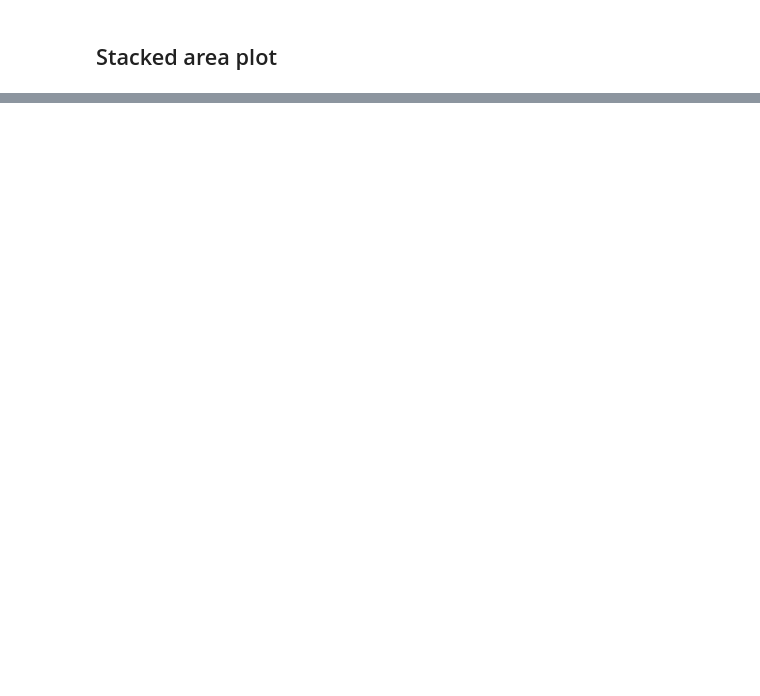
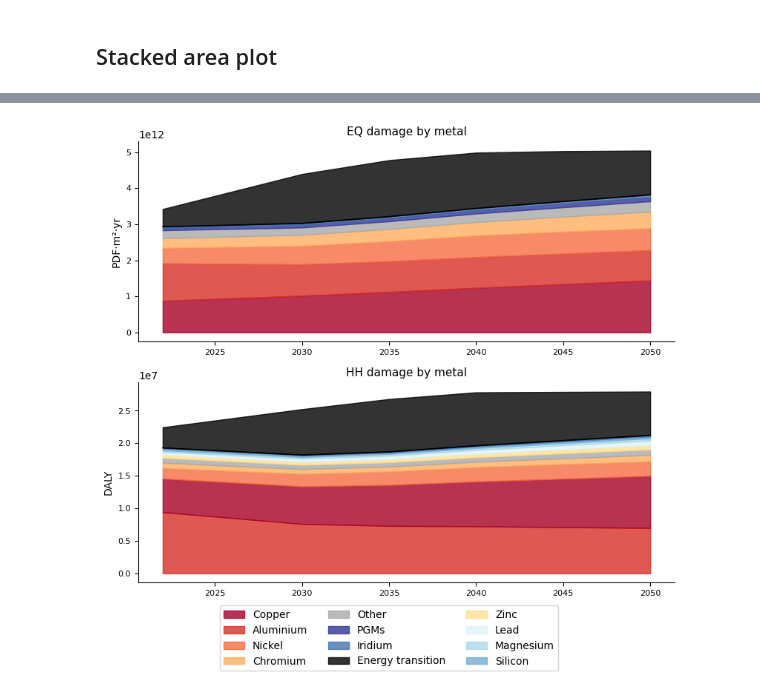
Before and after one commit to marpellan/plca_metals, a Jupyter notebook: 5. generate_plots.ipynb, the cells around one changed output, grey strips where cells are left out. Cells and saved outputs as stored; diff of their text form; code cells hidden in the pictures; blank space fills up the shorter version.

```diff
--- a/5. generate_plots.ipynb
+++ b/5. generate_plots.ipynb
@@ -210,10 +312,13 @@ from plotting_functions import plot_stacked_overlay
 # %%
-# Run cleaned overlay plot
-plot_stacked_overlay(df_nze_damage, df_ssp2_damage,
-                                     group_by="Metal",
-                                     value_col="Total ecosystem quality",
-                                     title="EQ damage by metal",
-                                    custom_colors=custom_metal_colors,
-                                    save_path='results/plots/et_vs_roe/plots_eq',
-                                     y_label="PDF·m²·yr",
-                                     threshold=0.02)
+plot_stacked_overlay_subplot(
+    df_nze=df_nze_damage,
+    df_ssp2=df_ssp2_damage,
+    group_by="Metal",
+    value_cols=["Total ecosystem quality", "Total human health"],
+    titles=["EQ damage by metal", "HH damage by metal"],
+    y_labels=["PDF·m²·yr", "DALY"],
+    custom_colors=custom_metal_roe_colors,
+    save_path="results/plots/et_vs_roe/combined_overlay"
+)
+# %% [output]
+[figure, added]
```
Also changed, not shown: parts of 15 cells of this notebook, 40 other files.
